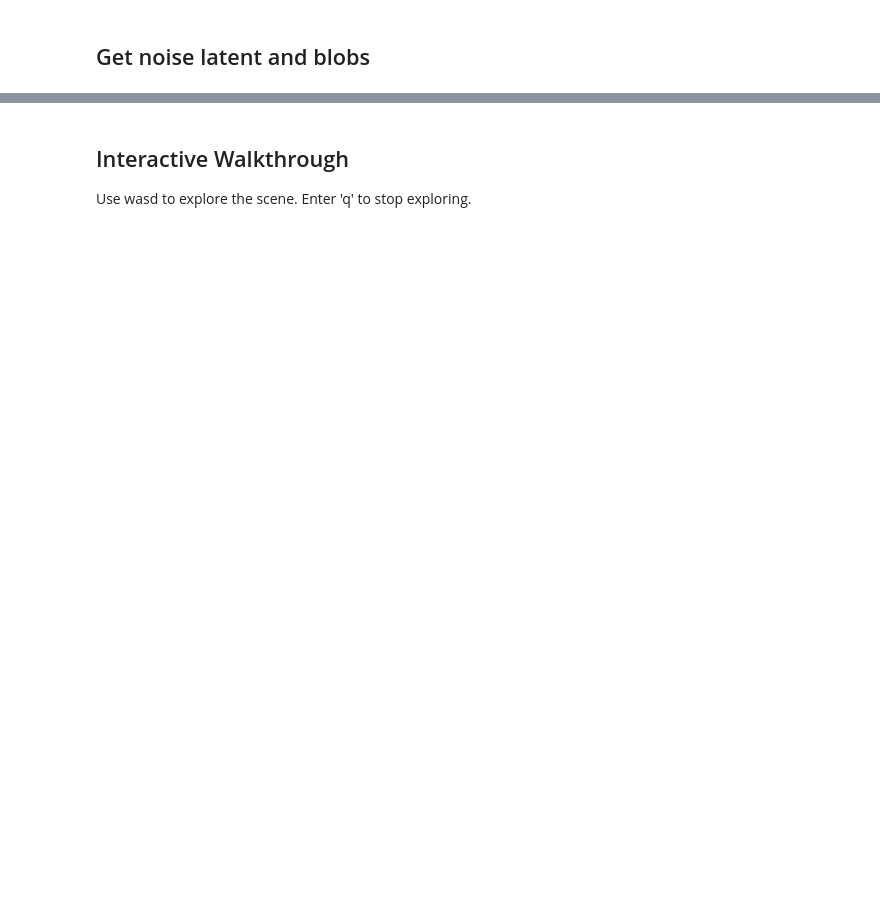
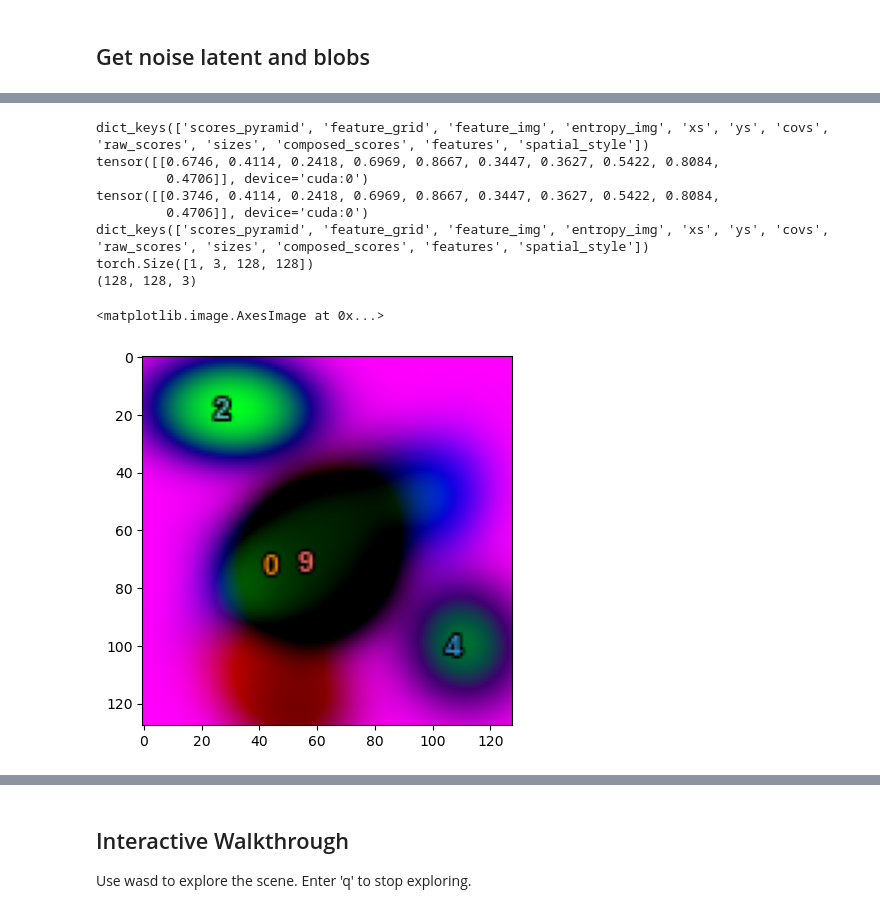
Before and after one commit to davidfang00/BlobGSN, a Jupyter notebook: notebooks/walkthrough_demo.ipynb, the cells around one changed output, grey strips where cells are left out. Cells and saved outputs as stored; diff of their text form; code cells hidden in the pictures; blank space fills up the shorter version.

```diff
--- a/notebooks/walkthrough_demo.ipynb
+++ b/notebooks/walkthrough_demo.ipynb
@@ -108,0 +177,39 @@ torch.Size([1, 3, 256, 256])
+# %%
+torch.manual_seed(1)
+
+with torch.no_grad():
+    layout_copy = copy.deepcopy(layout)
+    print(layout_copy.keys())
+
+    layout_copy['xs'][0, 0] -= 0.3
+    layout_copy['ys'][0, 6] += 0.1
+
+    print(layout['xs'])
+    print(layout_copy['xs'])
+
+    del layout_copy['feature_img']
+    edited_layout = gsn.blob_maker.generate_layout(layout = layout_copy, viz = True, ret_layout = True,
+                                                  viz_size = [128, 128], covs_raw = False)
+
+print(edited_layout.keys())
+
+edited_blob_im = edited_layout['feature_img']
+print(edited_blob_im.shape)
+
+edited_blobs = for_canvas(edited_blob_im.mul(255))
+print(edited_blobs.shape)
+
+edited_labeled_blobs, edited_labeled_blobs_img = draw_labels(edited_blobs, edited_layout, truncate, COLORS)
+
+plt.imshow(edited_labeled_blobs)
+# %% [output]
+dict_keys(['scores_pyramid', 'feature_grid', 'feature_img', 'entropy_img', 'xs', 'ys', 'covs', 'raw_scores', 'sizes', 'composed_scores', 'features', 'spatial_style'])
+tensor([[0.6746, 0.4114, 0.2418, 0.6969, 0.8667, 0.3447, 0.3627, 0.5422, 0.8084,
+         0.4706]], device='cuda:0')
+tensor([[0.3746, 0.4114, 0.2418, 0.6969, 0.8667, 0.3447, 0.3627, 0.5422, 0.8084,
+         0.4706]], device='cuda:0')
+dict_keys(['scores_pyramid', 'feature_grid', 'feature_img', 'entropy_img', 'xs', 'ys', 'covs', 'raw_scores', 'sizes', 'composed_scores', 'features', 'spatial_style'])
+torch.Size([1, 3, 128, 128])
+(128, 128, 3)
+<matplotlib.image.AxesImage at 0x...>
+[figure, added]
```
Also changed, not shown: parts of 13 cells of this notebook, 7 other files.
